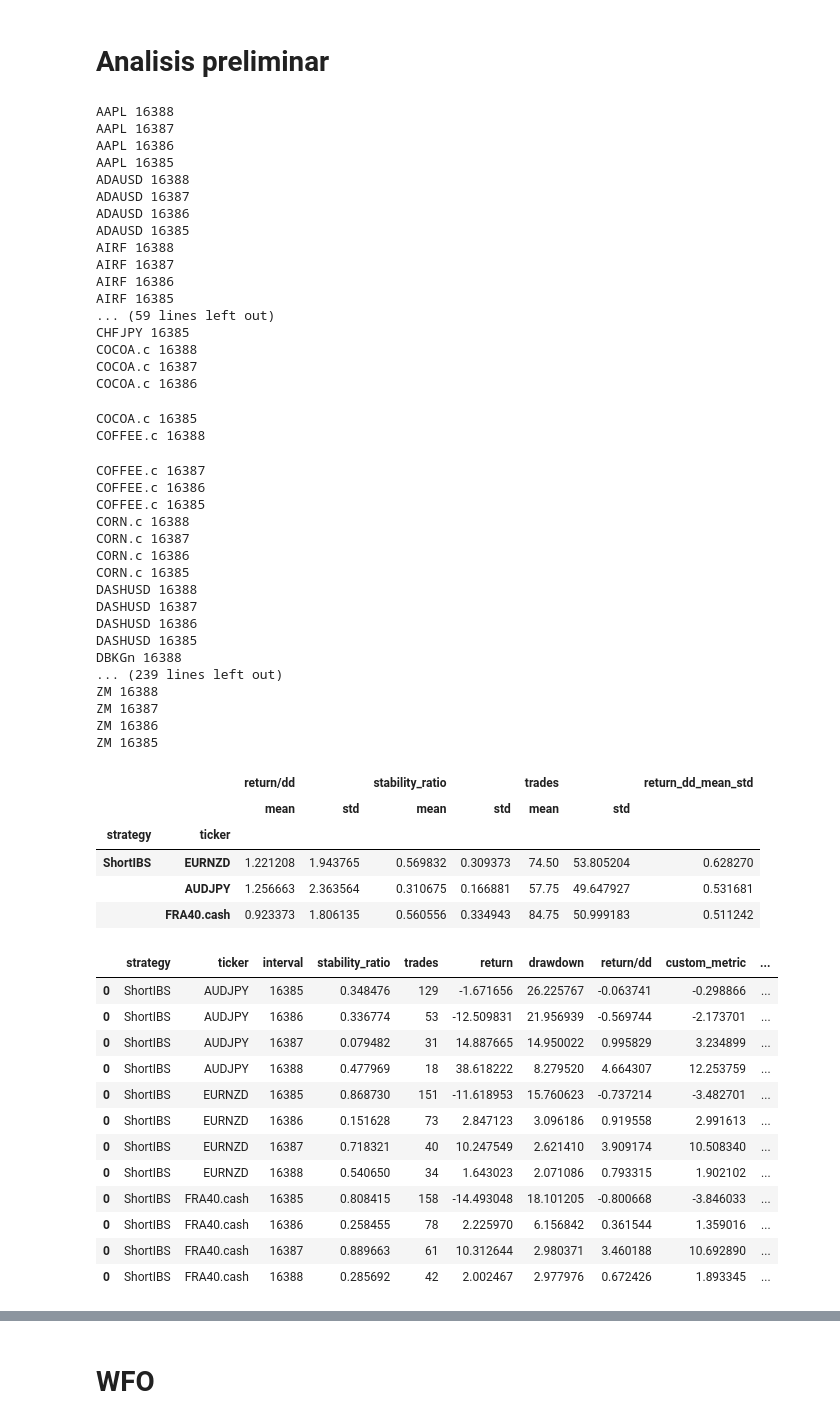
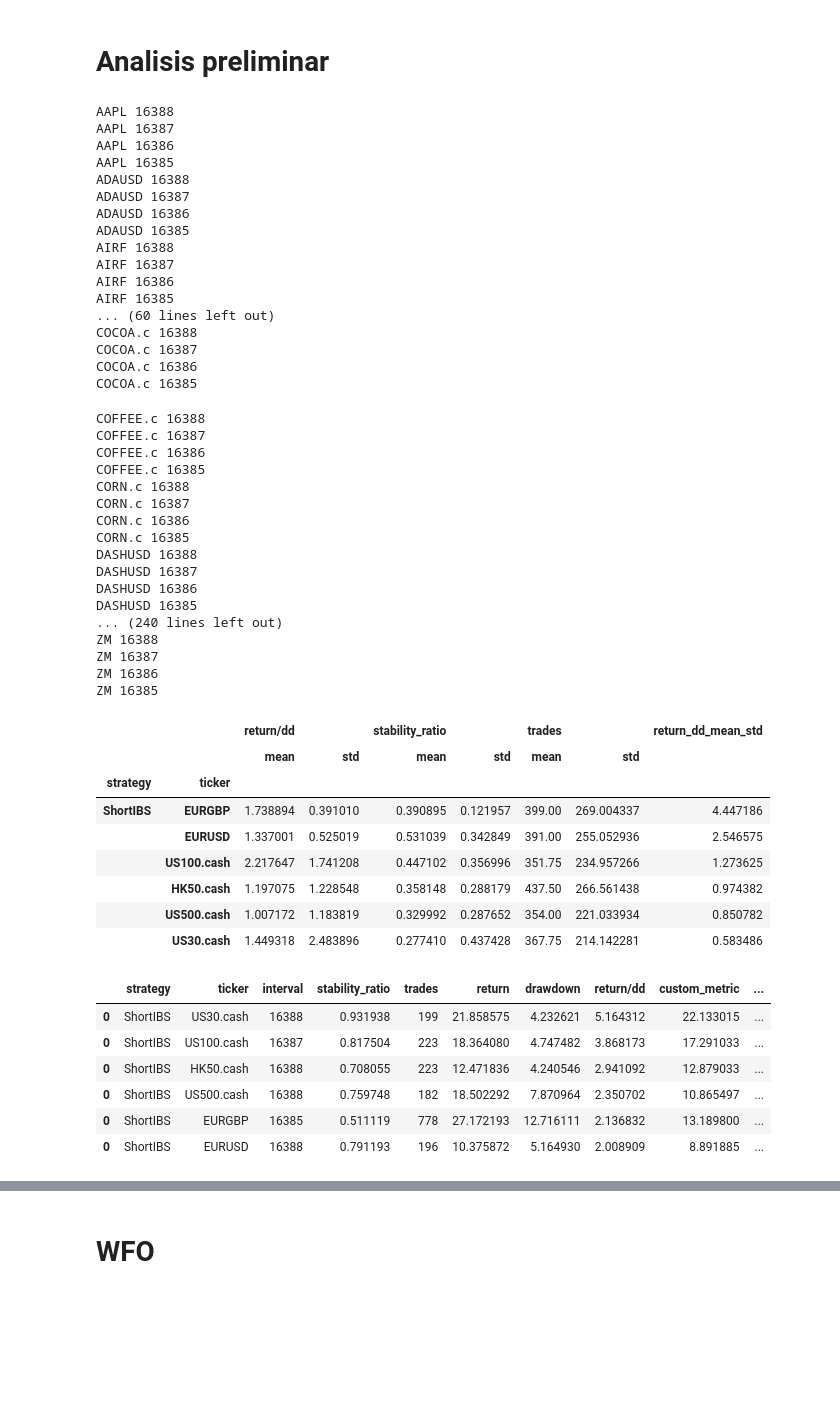
Before and after one commit to SaidJacobo/forex_ml_bot, a Jupyter notebook: backtest/short_ibs/short_ibs.ipynb, the cells around one changed output, grey strips where cells are left out. Saved outputs shown, nothing was run; the diff lists cells and outputs as text; code cells hidden in the pictures; blank space fills up the shorter version.

```diff
--- a/backtest/short_ibs/short_ibs.ipynb
+++ b/backtest/short_ibs/short_ibs.ipynb
@@ -41,7 +41,7 @@ date_from_get_data = datetime(2021, 10, 1, tzinfo=timezone)
 date_to_get_data = datetime(2024, 9, 1, tzinfo=timezone)
 
 #
-limited_testing_start_date = Timestamp('2024-01-01 00:00:00', tz='UTC')
+limited_testing_start_date = Timestamp('2021-01-01 00:00:00', tz='UTC')
 limited_testing_end_date = Timestamp('2024-10-01 00:00:00', tz='UTC')
 # %%
 groups = [
@@ -224,30 +224,28 @@ AIRF 16388
 AIRF 16387
 AIRF 16386
 AIRF 16385
-... (59 lines left out)
-CHFJPY 16385
+... (60 lines left out)
 COCOA.c 16388
 COCOA.c 16387
 COCOA.c 16386
+COCOA.c 16385
-COCOA.c 16385
 COFFEE.c 16388
+COFFEE.c 16387
+COFFEE.c 16386
+COFFEE.c 16385
+CORN.c 16388
+CORN.c 16387
+CORN.c 16386
+CORN.c 16385
+DASHUSD 16388
+DASHUSD 16387
+DASHUSD 16386
+DASHUSD 16385
+... (240 lines left out)
+ZM 16388
+ZM 16387
+ZM 16386
+ZM 16385
-COFFEE.c 16387
-COFFEE.c 16386
-COFFEE.c 16385
-CORN.c 16388
-CORN.c 16387
-CORN.c 16386
-CORN.c 16385
-DASHUSD 16388
-DASHUSD 16387
-DASHUSD 16386
-DASHUSD 16385
-DBKGn 16388
-... (239 lines left out)
-ZM 16388
-ZM 16387
-ZM 16386
-ZM 16385
 # %%
 
 rob_test = performance.groupby(['strategy', 'ticker']).agg({
@@ -259,54 +257,51 @@ rob_test = performance.groupby(['strategy', 'ticker']).agg({
 rob_test['return_dd_mean_std'] = rob_test[('return/dd', 'mean')] / rob_test[('return/dd', 'std')]
 
 
-rob_test = rob_test[(rob_test[('return/dd', 'mean')] >= 0.9) & (rob_test[('trades', 'mean')] > 10)].sort_values(by='return_dd_mean_std', ascending=False)
+rob_test = rob_test[(rob_test[('return/dd', 'mean')] >= 1) & (rob_test[('trades', 'mean')] > 10)].sort_values(by='return_dd_mean_std', ascending=False)
 
 display(rob_test)
 
 average_positive_tickers = rob_test.reset_index().ticker.tolist()
 
 filter_performance = performance[performance['ticker'].isin(average_positive_tickers)]
 
 portfolio = filter_performance.ticker.values.tolist()
 
 intervals = filter_performance.interval.values.tolist()
 
-filter_performance = filter_performance.sort_values(by=['ticker', 'interval'], ascending=[True, True])[
+filter_performance = filter_performance.sort_values(by=['return/dd'], ascending=[False])[
     [
         'strategy',
         'ticker',
         'interval',
         'stability_ratio',
         'trades',
         'return',
         'drawdown',
         'return/dd',
         'custom_metric',
         'win_rate',
         'avg_trade_percent',
         'Duration'
         ]
-]#.drop_duplicates(subset=['ticker'], keep='first')
+].drop_duplicates(subset=['ticker'], keep='first')
 
 display(filter_performance.head(50))
 # %% [output]
 |  |  | return/dd |  | stability_ratio |  | trades |  | return_dd_mean_std |
 |  |  | mean | std | mean | std | mean | std |  |
 | strategy | ticker |  |  |  |  |  |  |  |
-| ShortIBS | EURNZD | 1.221208 | 1.943765 | 0.569832 | 0.309373 | 74.50 | 53.805204 | 0.628270 |
-|  | AUDJPY | 1.256663 | 2.363564 | 0.310675 | 0.166881 | 57.75 | 49.647927 | 0.531681 |
-|  | FRA40.cash | 0.923373 | 1.806135 | 0.560556 | 0.334943 | 84.75 | 50.999183 | 0.511242 |
+| ShortIBS | EURGBP | 1.738894 | 0.391010 | 0.390895 | 0.121957 | 399.00 | 269.004337 | 4.447186 |
+|  | EURUSD | 1.337001 | 0.525019 | 0.531039 | 0.342849 | 391.00 | 255.052936 | 2.546575 |
+|  | US100.cash | 2.217647 | 1.741208 | 0.447102 | 0.356996 | 351.75 | 234.957266 | 1.273625 |
+|  | HK50.cash | 1.197075 | 1.228548 | 0.358148 | 0.288179 | 437.50 | 266.561438 | 0.974382 |
+|  | US500.cash | 1.007172 | 1.183819 | 0.329992 | 0.287652 | 354.00 | 221.033934 | 0.850782 |
+|  | US30.cash | 1.449318 | 2.483896 | 0.277410 | 0.437428 | 367.75 | 214.142281 | 0.583486 |
 |  | strategy | ticker | interval | stability_ratio | trades | return | drawdown | return/dd | custom_metric | ... |
-| 0 | ShortIBS | AUDJPY | 16385 | 0.348476 | 129 | -1.671656 | 26.225767 | -0.063741 | -0.298866 | ... |
-| 0 | ShortIBS | AUDJPY | 16386 | 0.336774 | 53 | -12.509831 | 21.956939 | -0.569744 | -2.173701 | ... |
-| 0 | ShortIBS | AUDJPY | 16387 | 0.079482 | 31 | 14.887665 | 14.950022 | 0.995829 | 3.234899 | ... |
-| 0 | ShortIBS | AUDJPY | 16388 | 0.477969 | 18 | 38.618222 | 8.279520 | 4.664307 | 12.253759 | ... |
-| 0 | ShortIBS | EURNZD | 16385 | 0.868730 | 151 | -11.618953 | 15.760623 | -0.737214 | -3.482701 | ... |
-| 0 | ShortIBS | EURNZD | 16386 | 0.151628 | 73 | 2.847123 | 3.096186 | 0.919558 | 2.991613 | ... |
-| 0 | ShortIBS | EURNZD | 16387 | 0.718321 | 40 | 10.247549 | 2.621410 | 3.909174 | 10.508340 | ... |
-| 0 | ShortIBS | EURNZD | 16388 | 0.540650 | 34 | 1.643023 | 2.071086 | 0.793315 | 1.902102 | ... |
-| 0 | ShortIBS | FRA40.cash | 16385 | 0.808415 | 158 | -14.493048 | 18.101205 | -0.800668 | -3.846033 | ... |
-| 0 | ShortIBS | FRA40.cash | 16386 | 0.258455 | 78 | 2.225970 | 6.156842 | 0.361544 | 1.359016 | ... |
-| 0 | ShortIBS | FRA40.cash | 16387 | 0.889663 | 61 | 10.312644 | 2.980371 | 3.460188 | 10.692890 | ... |
-| 0 | ShortIBS | FRA40.cash | 16388 | 0.285692 | 42 | 2.002467 | 2.977976 | 0.672426 | 1.893345 | ... |
+| 0 | ShortIBS | US30.cash | 16388 | 0.931938 | 199 | 21.858575 | 4.232621 | 5.164312 | 22.133015 | ... |
+| 0 | ShortIBS | US100.cash | 16387 | 0.817504 | 223 | 18.364080 | 4.747482 | 3.868173 | 17.291033 | ... |
+| 0 | ShortIBS | HK50.cash | 16388 | 0.708055 | 223 | 12.471836 | 4.240546 | 2.941092 | 12.879033 | ... |
+| 0 | ShortIBS | US500.cash | 16388 | 0.759748 | 182 | 18.502292 | 7.870964 | 2.350702 | 10.865497 | ... |
+| 0 | ShortIBS | EURGBP | 16385 | 0.511119 | 778 | 27.172193 | 12.716111 | 2.136832 | 13.189800 | ... |
+| 0 | ShortIBS | EURUSD | 16388 | 0.791193 | 196 | 10.375872 | 5.164930 | 2.008909 | 8.891885 | ... |
 # %%
```
Also changed, not shown: parts of 6 cells of this notebook, 7 other files.
